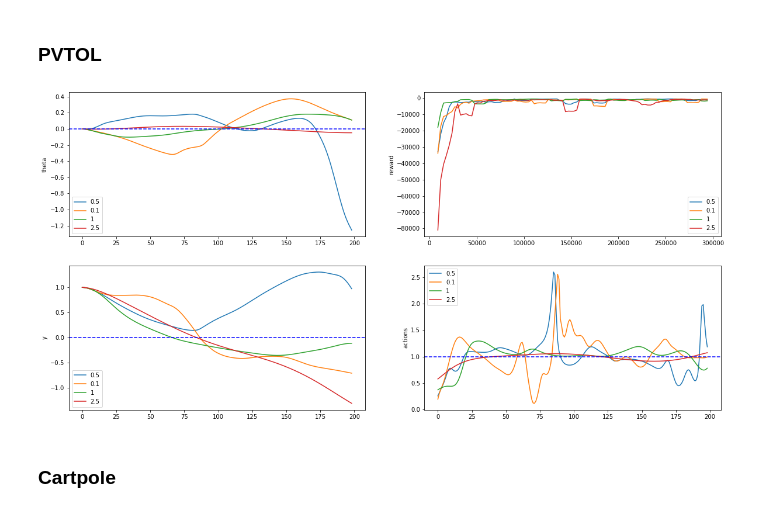
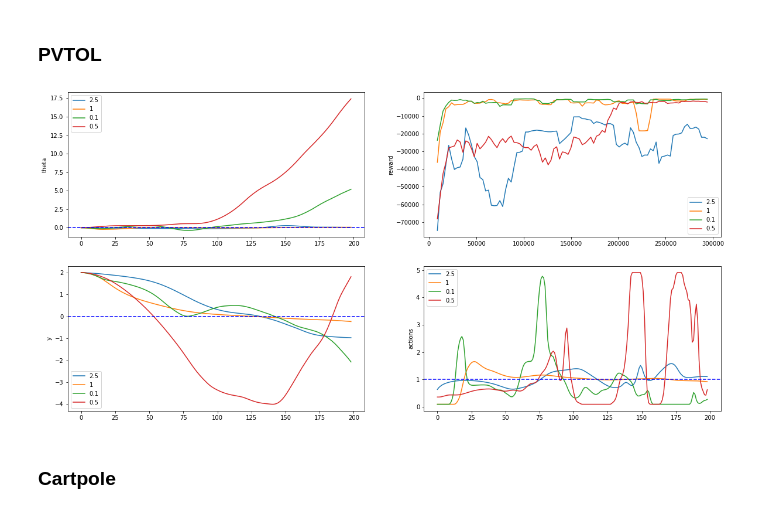
Before and after one commit to mohsinsarwari/RL_Path_Planning, a Jupyter notebook: cheap_control/evaluation.ipynb, the cells around one changed output. Drawn from its saved outputs; the diff is of its cells as text; code cells hidden in the pictures.

```diff
--- a/cheap_control/evaluation.ipynb
+++ b/cheap_control/evaluation.ipynb
@@ -46,7 +46,7 @@ K:  0.9
 #Filter through run: returns dictionary where values belong to same run
 def check(params):
     match = bool(1
-        and params.id == 40
+        and params.id == 45
         and params.finished == True
         #and params.envs.manipulator.cost_func == 3
         )
@@ -63,6 +63,7 @@ def filt(check):
                 params = pickle.load(f)
             if check(params):
                 if params.trial_id in matches.keys():
+                    #print(params.envs.pvtol.k)
                     matches[params.trial_id].append(folder)
                 else:
                     matches[params.trial_id] = [folder]
@@ -227,7 +228,7 @@ def plot_eval():
 
         plot = True #plot only one
         for folder in combo:
-            results = run_eval.evaluate(folder, env='pvtol', init=[-1, 1, 0, 0, 0, 0])
+            results = run_eval.evaluate(folder, env='pvtol', init=[-2, 2, 0, 0, 0, 0])
             tb = results["pvtol"]["mean_reward"]
             tb_times = tb[0]
             tb_rew = [a[0] for a in tb[1]]
@@ -251,34 +252,34 @@ def plot_eval():
         rew_avg = np.mean(rew, axis=0)
         n=5
         tb_smoothed = np.cumsum(rew_avg, dtype=float)
         tb_smoothed[n:] = tb_smoothed[n:] - tb_smoothed[:-n]
         tb_smoothed =  tb_smoothed[n - 1:] / n
 
         plt.subplot(222)
         plt.plot(tb_times[(n//2):-(n//2)], tb_smoothed, label=str(params[label]))
 
 
 
     plt.subplot(222)
     plt.ylabel("reward")
     plt.legend()
     plt.subplot(221)
     plt.axhline(y=0, color='b', linestyle='--')
     plt.ylabel("theta")
     plt.legend()
     plt.subplot(223)
     plt.axhline(y=0, color='b', linestyle='--')
     plt.ylabel("y")
     plt.legend()
     plt.subplot(224)
     plt.axhline(y=1, color='b', linestyle='--')
     plt.ylabel("actions")
     plt.legend()
     plt.show()
 
 plot_eval()
 # %% [output]
-[figure, old version]
+[figure, new version]
 # %% [markdown]
 ### Cartpole
 # %%
```
Also changed, not shown: parts of 1 cell of this notebook, 2 other files.
